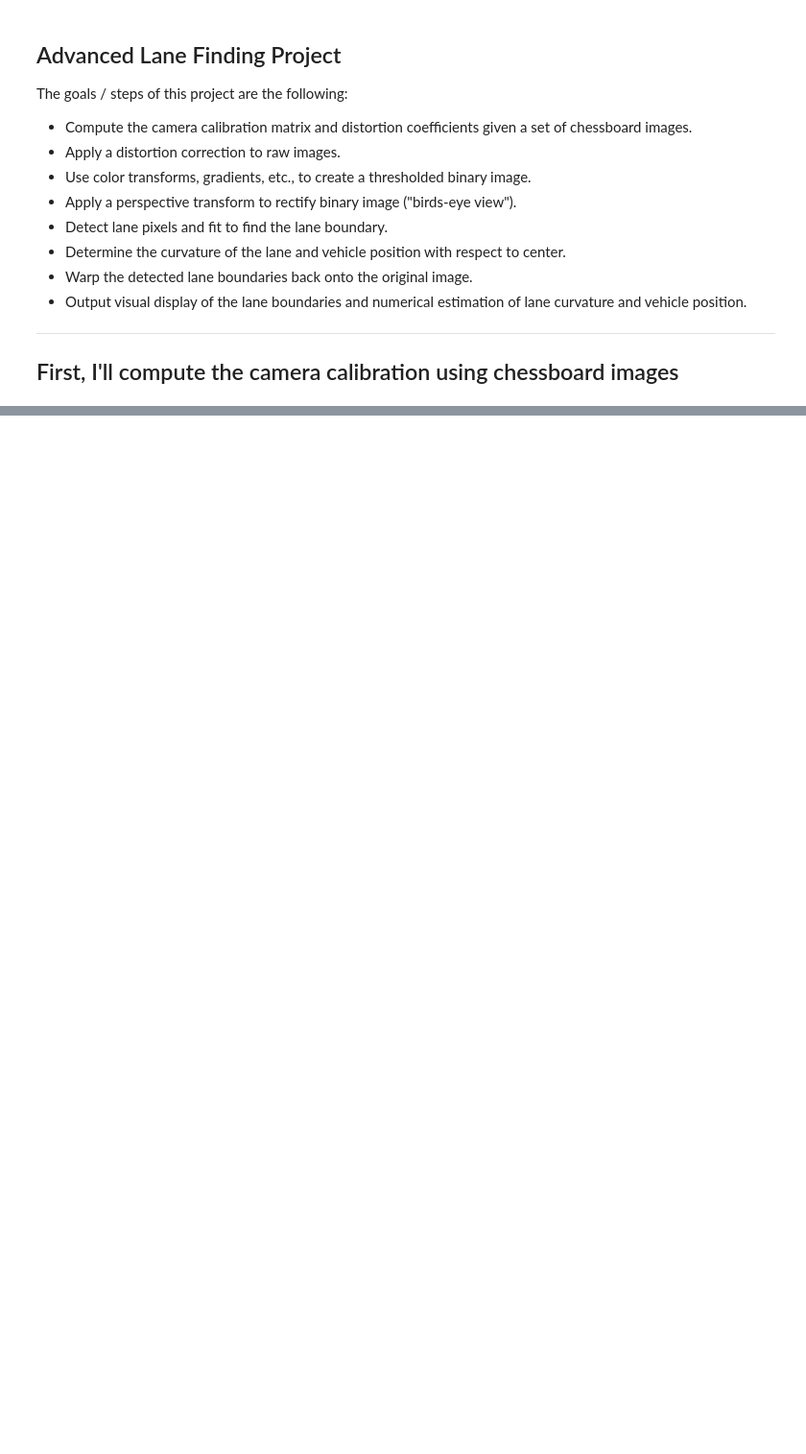
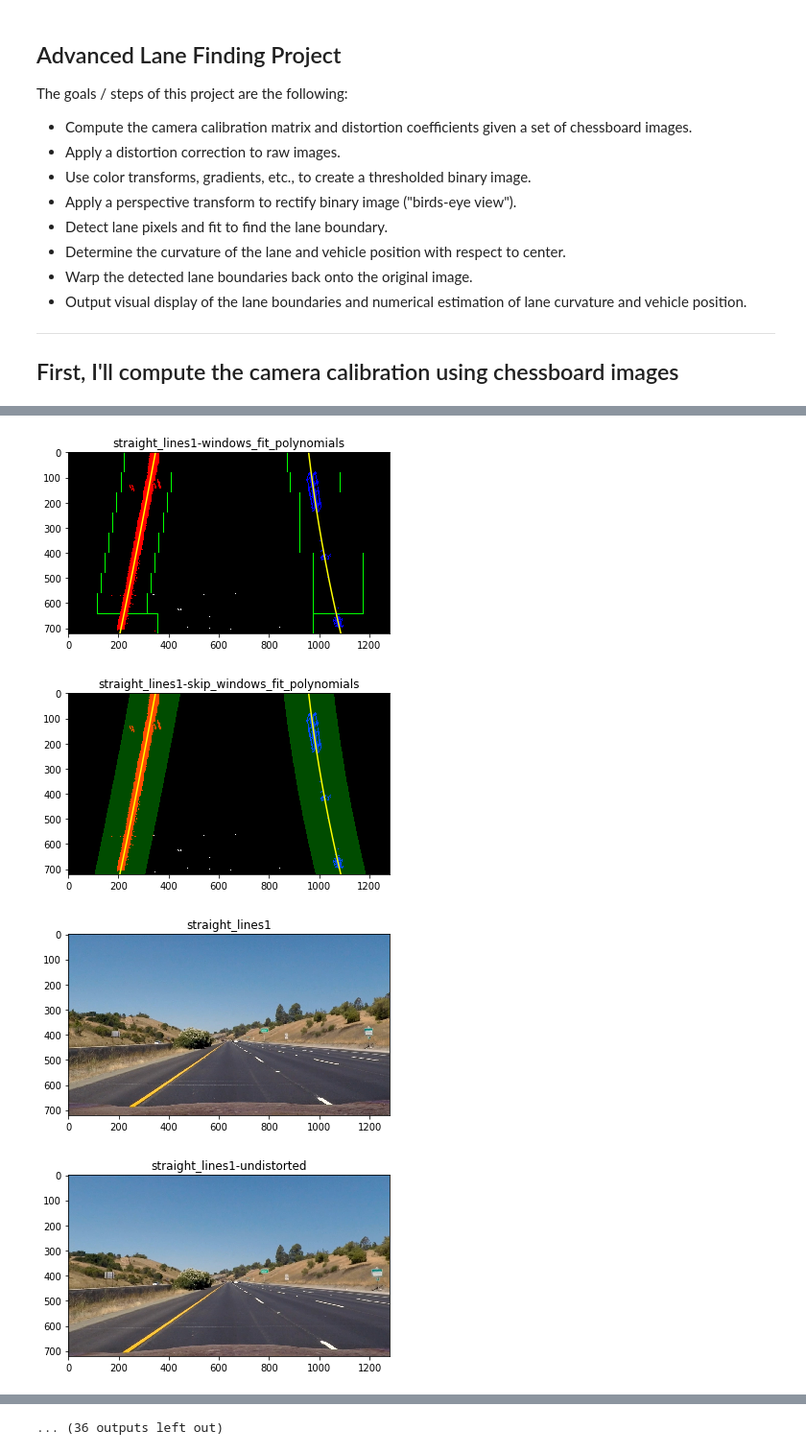
Before and after one commit to chomnoue/CarND-Advanced-Lane-Lines, a Jupyter notebook: advanced_lane_line_finding.ipynb, the cells around one changed output, grey strips where cells are left out. Shown at 96% size. Cells and saved outputs as stored; diff of their text form; code cells hidden in the pictures; blank space fills up the shorter version.

```diff
--- a/advanced_lane_line_finding.ipynb
+++ b/advanced_lane_line_finding.ipynb
@@ -103,0 +336,49 @@ images
+# %%
+def display_image(img, title,cmap="gray"):
+    plt.figure()
+    plt.title(title)
+    plt.imshow(img,cmap=cmap)
+    directory = "test_images_output/"
+    if not os.path.exists(directory):
+        os.makedirs(directory)
+    plt.savefig("{}{}.jpg".format(directory, title))
+# %%
+ksize = 15
+def pipeline(img, display=False, name=""):
+    undistorted= cal_undistort(img, objpoints, imgpoints)
+    #grad_x = abs_sobel_thresh(undistorted, orient='x', thresh_min=20, thresh_max=100)
+    #grad_y = abs_sobel_thresh(undistorted, orient='y', thresh_min=20, thresh_max=100)
+    #mag_binary = mag_thresh(undistorted, sobel_kernel=ksize, mag_thresh=(30, 100))
+    #dir_binary = dir_threshold(undistorted, sobel_kernel=ksize, thresh=(0.7, 1.3))
+    #combined = np.zeros_like(dir_binary)
+    #combined[((grad_x == 1) & (grad_y == 1)) | ((mag_binary == 1) & (dir_binary == 1))] = 1
+    color_gradient_stacked, color_gradient_combined = combine_color_and_gradient(undistorted)
+    warped, M, src, dst = perspective_transform(color_gradient_combined)
+    left_fit, right_fit, left_lane_inds, right_lane_inds = slide_windows_and_fit_polynomials (warped,display,name+"-windows_fit_polynomials")
+    fit_polynomials_with_previous_fit(warped,left_fit,right_fit,display,name+"-skip_windows_fit_polynomials")
+    if display:
+        display_image(img, name, cmap=None)
+        display_image(undistorted, name+"-undistorted", cmap=None)
+        #display_image(grad_x, name+"-gradient_x")
+        #display_image(grad_y, name+"-gradient_y")
+        #display_image(mag_binary, name+"-tresholded_magnitude")
+        #display_image(dir_binary, name+"-Thresholded_grad_dir")
+        #display_image(combined, name+"-combined_tresholds")
+        #display_image(color_gradient_stacked, name+"-color_gradient_stacked")
+        display_image(color_gradient_combined, name+"-color_gradient_combined")
+        for point in src:
+            plt.plot(point[0],point[1],".")
+        display_image(warped, name+"-warped")
+        for point in dst:
+            plt.plot(point[0],point[1],".")
+# %%
+import os
+test_images = "test_images/"
+for img_src in os.listdir(test_images):
+    img = mpimg.imread(test_images+img_src)
+    pipeline(img,True,img_src[:-4])
+# %% [output]
+[figure, added]
+[figure, added]
+[figure, added]
+[figure, added]
@@ -103,0 +393 @@ images
+... (36 outputs left out)
```
Also changed, not shown: parts of 15 cells of this notebook.
